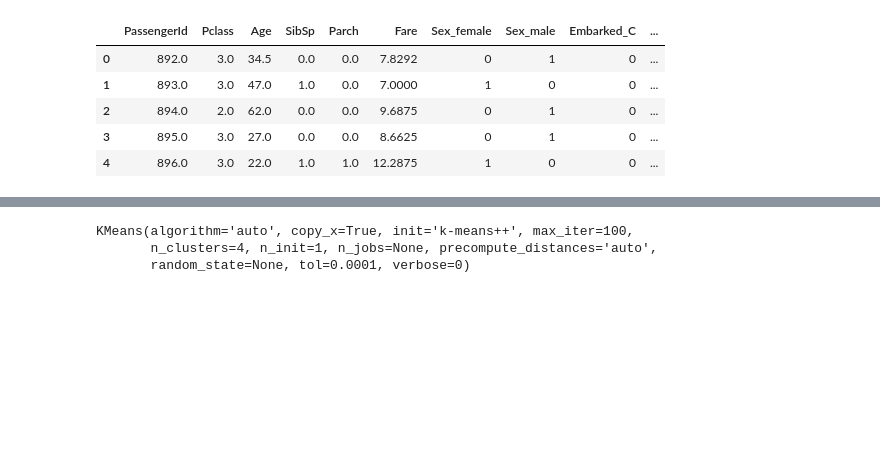
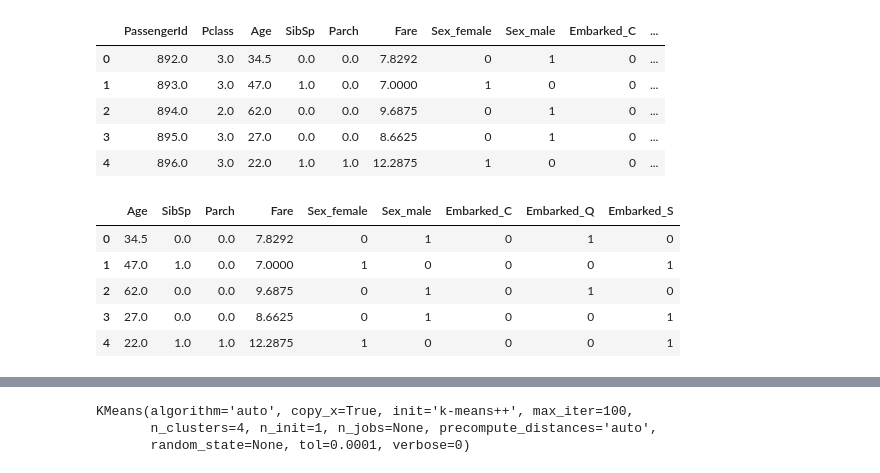
Before and after one commit to EduardoMoraesRitter/Titanic-Machine-Learning-from-Disaster, a Jupyter notebook: clusterizacao_kmean_titanic.ipynb, the cells around one changed output, grey strips where cells are left out. Saved outputs shown, nothing was run; the diff lists cells and outputs as text; code cells hidden in the pictures; blank space fills up the shorter version.

```diff
--- a/clusterizacao_kmean_titanic.ipynb
+++ b/clusterizacao_kmean_titanic.ipynb
@@ -143,5 +147,15 @@ train.head()
 | 2 | 894.0 | 2.0 | 62.0 | 0.0 | 0.0 | 9.6875 | 0 | 1 | 0 | ... |
 | 3 | 895.0 | 3.0 | 27.0 | 0.0 | 0.0 | 8.6625 | 0 | 1 | 0 | ... |
 | 4 | 896.0 | 3.0 | 22.0 | 1.0 | 1.0 | 12.2875 | 1 | 0 | 0 | ... |
+# %%
+train.drop(['Pclass', 'PassengerId'], axis=1, inplace=True)
+train.head()
+# %% [output]
+|  | Age | SibSp | Parch | Fare | Sex_female | Sex_male | Embarked_C | Embarked_Q | Embarked_S |
+| 0 | 34.5 | 0.0 | 0.0 | 7.8292 | 0 | 1 | 0 | 1 | 0 |
+| 1 | 47.0 | 1.0 | 0.0 | 7.0000 | 1 | 0 | 0 | 0 | 1 |
+| 2 | 62.0 | 0.0 | 0.0 | 9.6875 | 0 | 1 | 0 | 1 | 0 |
+| 3 | 27.0 | 0.0 | 0.0 | 8.6625 | 0 | 1 | 0 | 0 | 1 |
+| 4 | 22.0 | 1.0 | 1.0 | 12.2875 | 1 | 0 | 0 | 0 | 1 |
 # %%
 Nc = range(1, 10)
```
Also changed, not shown: parts of 9 cells of this notebook.
